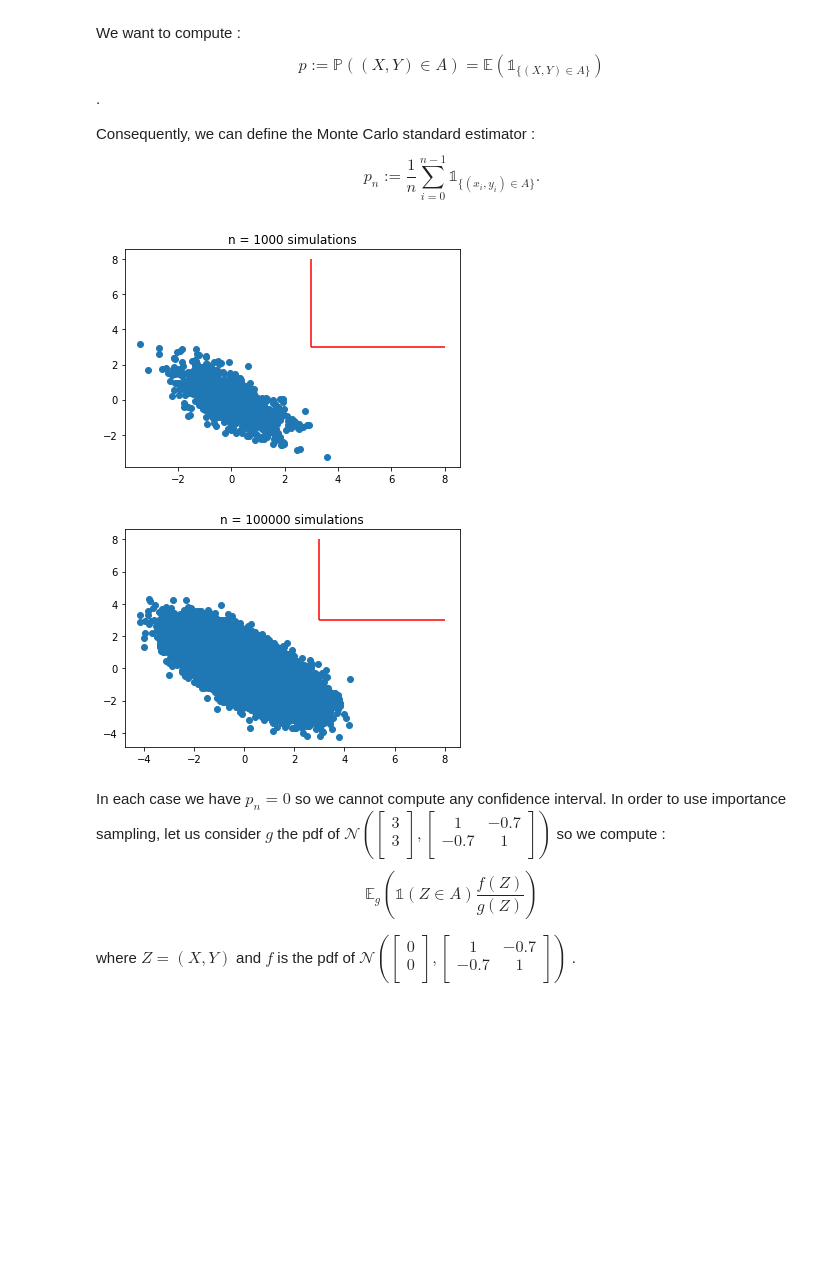
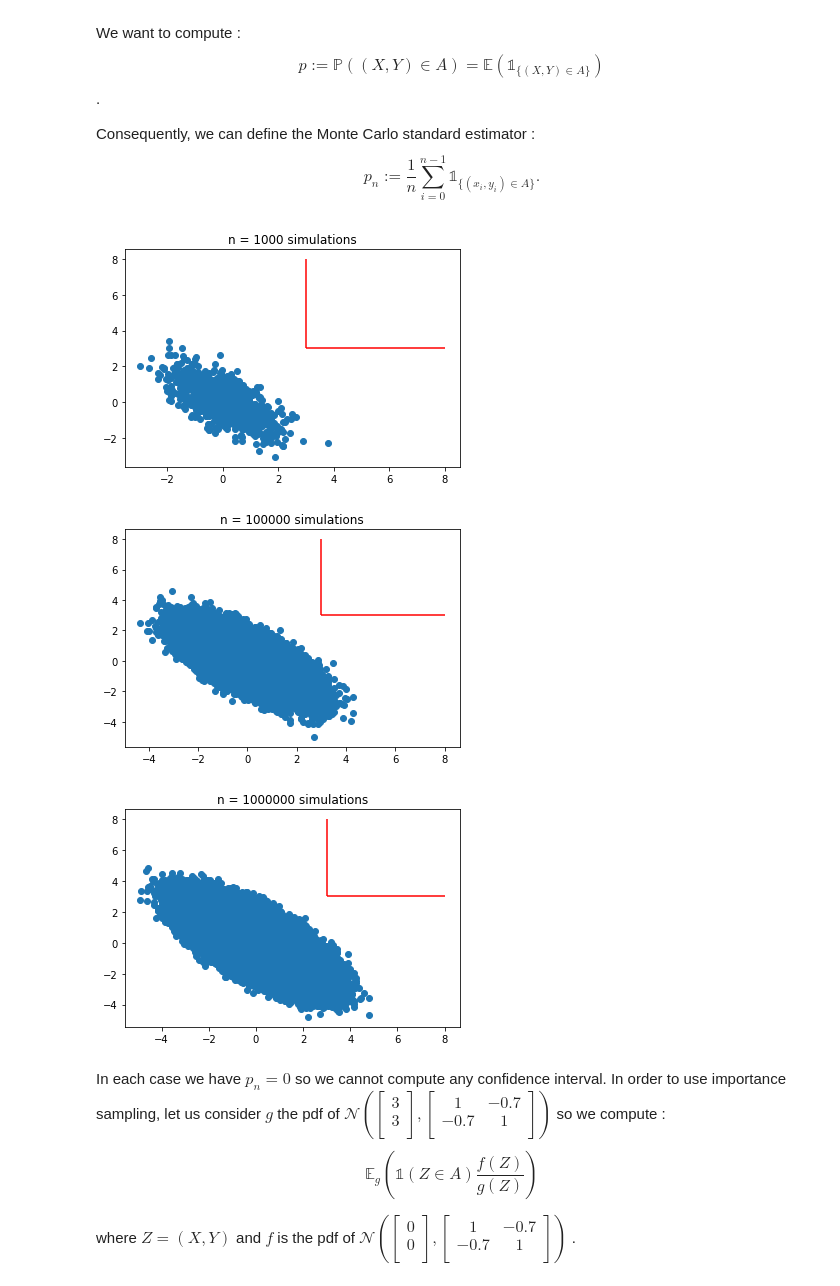
Before and after one commit to greedythib/CME308, a Jupyter notebook: hw2.ipynb, the cells around one changed output. Cells and saved outputs as stored; diff of their text form; code cells hidden in the pictures; blank space fills up the shorter version.

```diff
--- a/hw2.ipynb
+++ b/hw2.ipynb
@@ -172,21 +172,22 @@ $$p := \mathbb{P}((X,Y) \in A) = \mathbb{E}(\mathbb{1}_{\{(X,Y) \in A\}})$$.
 Consequently, we can define the Monte Carlo standard estimator :
 $$p_{n} := \frac{1}{n} \displaystyle \sum_{i=0}^{n-1} \mathbb{1}_{\{(x_{i},y_{i}) \in A\}}. $$
 # %%
-mean = np.array([0,0])
+mean_1 = np.array([0,0])
 cov = np.array([[1,-0.7],[-0.7,1]])
 # Simulations
-for n in [1000, 100000, 100000000] :
-    X_Y = np.random.multivariate_normal(mean, cov, size=n)
+for n in [1000, 100000, 1000000] :
+    X_Y = np.random.multivariate_normal(mean_1, cov, size=n)
     # np.cov(X_Y[:,0], X_Y[:,1])
     # Plots
     plt.scatter(x=X_Y[:,0], y=X_Y[:,1])
     plt.vlines(3, ymin=3, ymax = 8, color = "red", linestyles='solid')
     plt.hlines(3, xmin=3, xmax = 8, color = "red")
     plt.title("n = {} simulations".format(n))
     plt.show()
 # %% [output]
-[figure, old version]
+[figure, new version]
-[figure, old version]
+[figure, new version]
+[figure, added]
 # %% [markdown]
 In each case we have $p_{n} = 0 $ so we cannot compute any confidence interval. In order to use importance sampling, let
 us consider $g$ the pdf of $\mathcal{N}(
```
Also changed, not shown: parts of 5 cells of this notebook.
